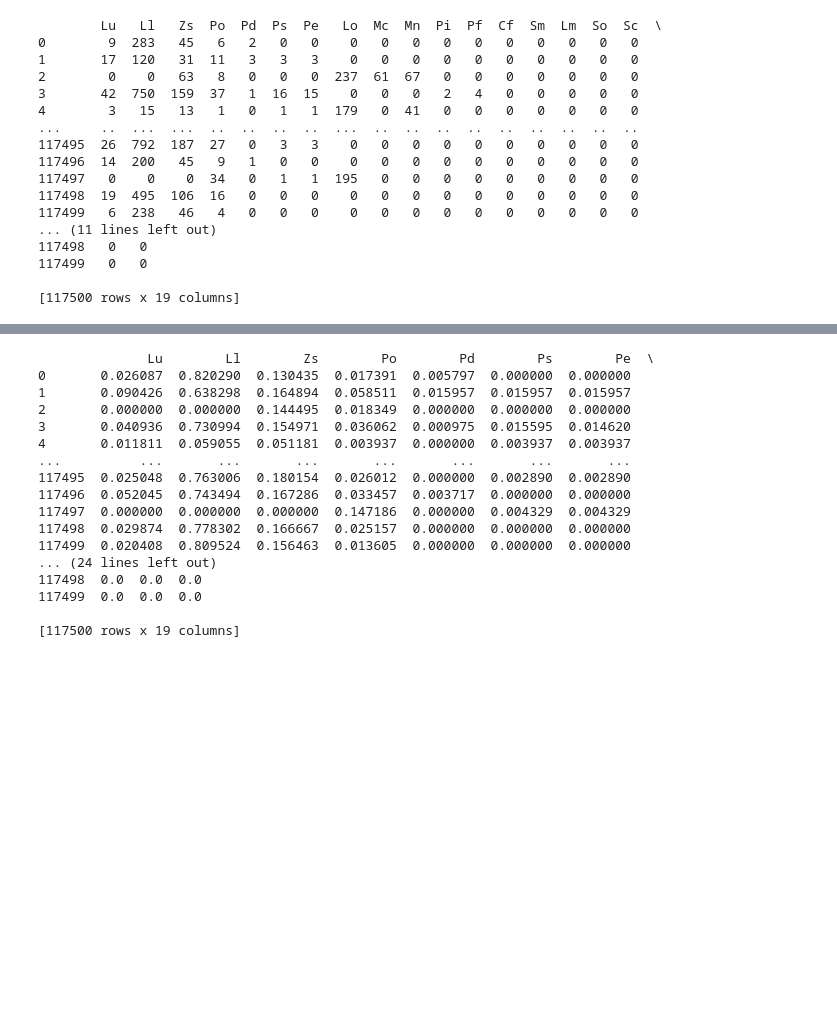
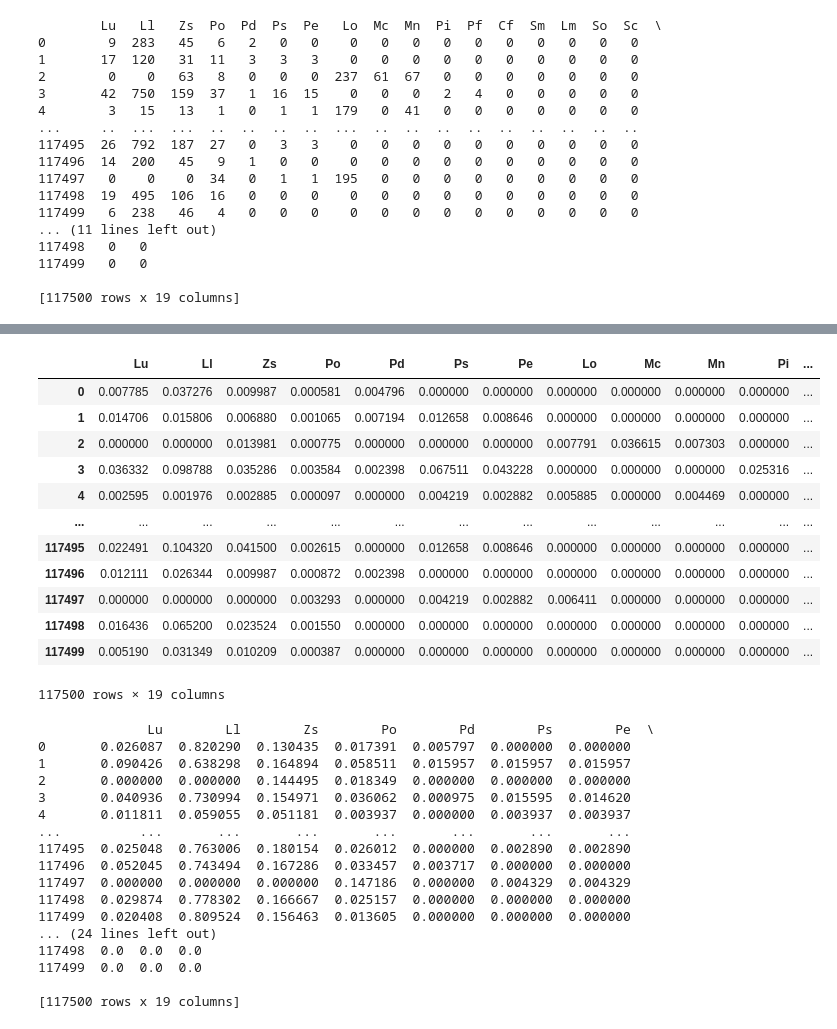
Before and after one commit to JoyC177/Language-Identification-MBERT, a Jupyter notebook: notebooks/Feature Selection.ipynb, the cells around one changed output, grey strips where cells are left out. Saved outputs shown, nothing was run; the diff lists cells and outputs as text; code cells hidden in the pictures; blank space fills up the shorter version.

Commit message:
Added normalizing over datapoints to the notebook.

```diff
--- a/notebooks/Feature Selection.ipynb
+++ b/notebooks/Feature Selection.ipynb
@@ -7,7 +7,7 @@ import pandas as pd
 from collections import Counter
 import matplotlib.pyplot as plt
 # %%
-df = pd.read_csv('data/train_pre.csv')
+df = pd.read_csv('../data/train_pre.csv')
 # %%
 # pretty much useless features
 df = df.drop(columns=['Nd', 'Cc', 'No', 'Nl', 'Co', 'Cn'])
@@ -76,3 +100,21 @@ print(data)
+# %%
+# Normalize the data over the maximum per column
+max_norm_data = data / data.max(axis=0)
+max_norm_data
+# %% [output]
+|  | Lu | Ll | Zs | Po | Pd | Ps | Pe | Lo | Mc | Mn | Pi | ... |
+| 0 | 0.007785 | 0.037276 | 0.009987 | 0.000581 | 0.004796 | 0.000000 | 0.000000 | 0.000000 | 0.000000 | 0.000000 | 0.000000 | ... |
+| 1 | 0.014706 | 0.015806 | 0.006880 | 0.001065 | 0.007194 | 0.012658 | 0.008646 | 0.000000 | 0.000000 | 0.000000 | 0.000000 | ... |
+| 2 | 0.000000 | 0.000000 | 0.013981 | 0.000775 | 0.000000 | 0.000000 | 0.000000 | 0.007791 | 0.036615 | 0.007303 | 0.000000 | ... |
+| 3 | 0.036332 | 0.098788 | 0.035286 | 0.003584 | 0.002398 | 0.067511 | 0.043228 | 0.000000 | 0.000000 | 0.000000 | 0.025316 | ... |
+| 4 | 0.002595 | 0.001976 | 0.002885 | 0.000097 | 0.000000 | 0.004219 | 0.002882 | 0.005885 | 0.000000 | 0.004469 | 0.000000 | ... |
+| ... | ... | ... | ... | ... | ... | ... | ... | ... | ... | ... | ... | ... |
+| 117495 | 0.022491 | 0.104320 | 0.041500 | 0.002615 | 0.000000 | 0.012658 | 0.008646 | 0.000000 | 0.000000 | 0.000000 | 0.000000 | ... |
+| 117496 | 0.012111 | 0.026344 | 0.009987 | 0.000872 | 0.002398 | 0.000000 | 0.000000 | 0.000000 | 0.000000 | 0.000000 | 0.000000 | ... |
+| 117497 | 0.000000 | 0.000000 | 0.000000 | 0.003293 | 0.000000 | 0.004219 | 0.002882 | 0.006411 | 0.000000 | 0.000000 | 0.000000 | ... |
+| 117498 | 0.016436 | 0.065200 | 0.023524 | 0.001550 | 0.000000 | 0.000000 | 0.000000 | 0.000000 | 0.000000 | 0.000000 | 0.000000 | ... |
+| 117499 | 0.005190 | 0.031349 | 0.010209 | 0.000387 | 0.000000 | 0.000000 | 0.000000 | 0.000000 | 0.000000 | 0.000000 | 0.000000 | ... |
+117500 rows × 19 columns
 # %%
 norm_data = data.div(data.sum(axis=1), axis=0)
 print(norm_data)
```
Also changed, not shown: parts of 1 cell of this notebook.
